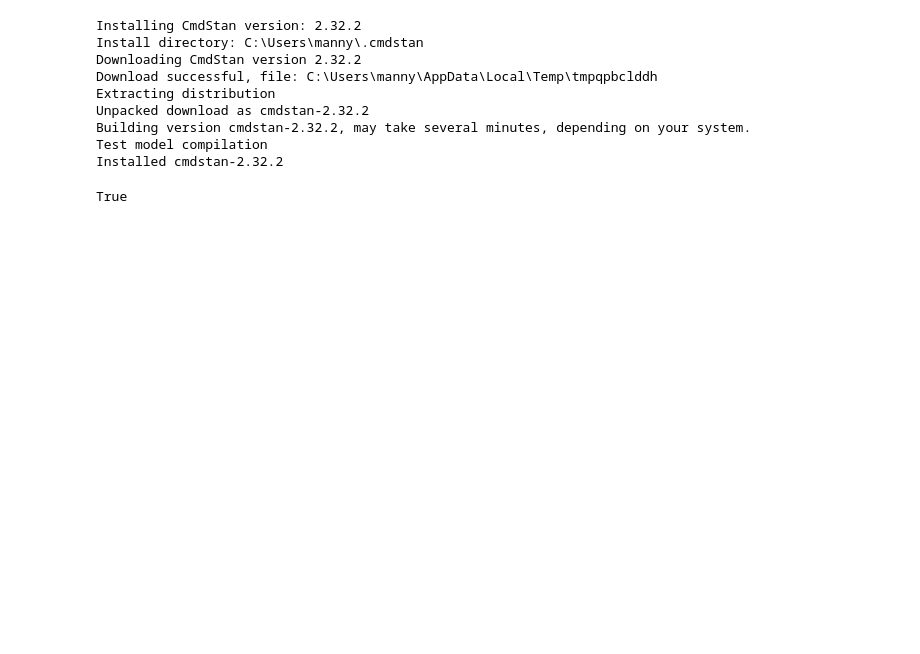
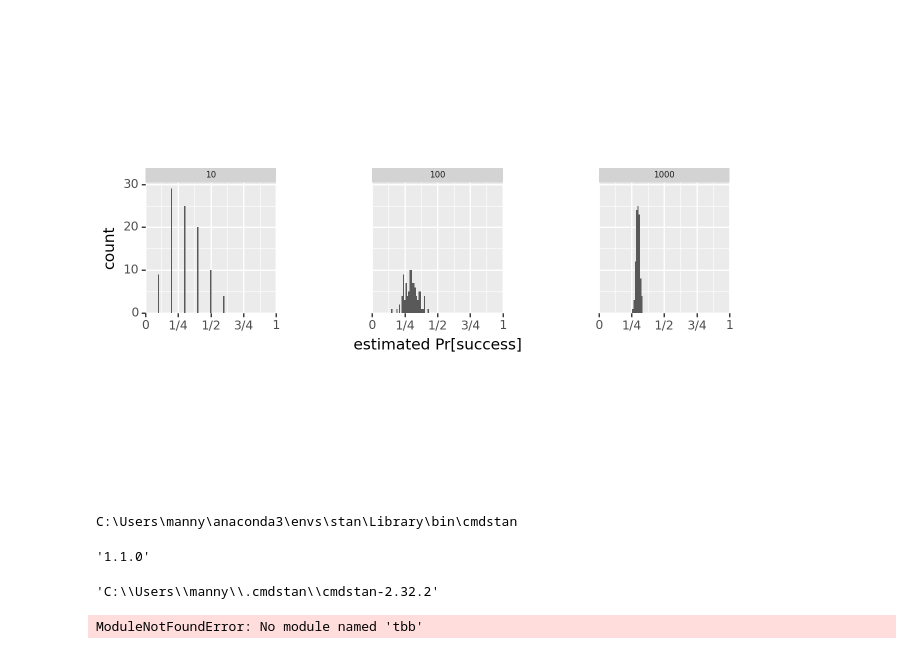
Before and after one commit to emmanuelmokel/PPL-practice, a Jupyter notebook: Stan/pystan_intro.ipynb, the cells around one changed output. Cells and saved outputs as stored; diff of their text form; code cells hidden in the pictures; blank space fills up the shorter version.

Commit message:
Fixed (hopefully) Stan directory issues and created visualizations

```diff
--- a/Stan/pystan_intro.ipynb
+++ b/Stan/pystan_intro.ipynb
@@ -51,0 +69,4 @@ RunSet: chains=1, chain_ids=[1], num_processes=1
+# %%
+# Number of clinical trial successes with 10 samples consisting of 100 patients and a 30% probability of success
+y = sample.stan_variable('y')
+print("N = ", N, "; theta = ", theta, "; y(0:10) = ", *y.astype(int))
@@ -51,0 +75,12 @@ RunSet: chains=1, chain_ids=[1], num_processes=1
+# %%
+# Running a looped version of the above scenario
+for N in [10, 100, 1_000, 10_000]:
+    data = {'N': N, 'theta': theta}
+    sample = model.sample(data = data, seed = 123, chains = 1,
+                          iter_sampling = 10, iter_warmup = 0,
+                          show_progress = False,
+              show_console = False)
+    y = sample.stan_variable('y')
+    print("N =", N)
+    print("  y: ", *y.astype(int))
+    print("  est. theta: ", *(y / N))
@@ -52,13 +100,50 @@ RunSet: chains=1, chain_ids=[1], num_processes=1
+# %%
+np.random.seed(123)
+ts = []
+ps = []
+theta = 0.3
+M = 100 if DRAFT else 100000
+for N in [10, 100, 1000]:
+    data = {'N': N, 'theta': theta}
+    sample = model.sample(data = data, seed = 123, chains = 1, iter_sampling = M, iter_warmup = 0,
+                          show_progress = False, show_console = False)
+    y = sample.stan_variable('y')
+    theta_hat = y/N
+    ps.extend(theta_hat)
+    ts.extend(itertools.repeat(N, M))
+xlabel = 'estimated Pr[success]'
+df = pd.DataFrame({xlabel: ps, 'trials': ts})
+
+# I used print here instead of draw? Interesting
+print(pn.ggplot(df, pn.aes(x = xlabel))
+       + pn.geom_histogram(binwidth = 0.01)
+       + pn.facet_grid('. ~ trials')
+       + pn.scales.scale_x_continuous(limits = [0,1], breaks = [0, 1/4, 1/2, 3/4, 1],
+                                     labels = ["0", "1/4", "1/2", "3/4", "1"], expand = [0, 0])
+       + pn.scales.scale_y_continuous(expand = [0, 0, 0.05, 0])
+       + pn.theme(aspect_ratio = 1, panel_spacing = 0.15,
+                 strip_text = pn.element_text(size = 6),
+                 strip_background = pn.element_rect(height = 0.08,
+                                                   fill = "lightgray")))
+# %% [output]
+[figure, added]
+# %%
+from cmdstanpy import cmdstan_path
+print(cmdstan_path())
+# %% [output]
+C:\Users\manny\anaconda3\envs\stan\Library\bin\cmdstan
 # %%
-import cmdstanpy; cmdstanpy.install_cmdstan(compiler=True)
+import cmdstanpy
+cmdstanpy.__version__
 # %% [output]
-Installing CmdStan version: 2.32.2
-Install directory: C:\Users\manny\.cmdstan
-Downloading CmdStan version 2.32.2
-Download successful, file: C:\Users\manny\AppData\Local\Temp\tmpqpbclddh
-Extracting distribution
-Unpacked download as cmdstan-2.32.2
-Building version cmdstan-2.32.2, may take several minutes, depending on your system.
-Test model compilation
-Installed cmdstan-2.32.2
+'1.1.0'
-True
+# %%
+from cmdstanpy import cmdstan_path, set_cmdstan_path
+cmdstan_path()
+# %% [output]
+'C:\\Users\\manny\\.cmdstan\\cmdstan-2.32.2'
+# %%
+import tbb
+tbb.__version__
+# %% [output]
+ModuleNotFoundError: No module named 'tbb'
```
Also changed, not shown: parts of 6 cells of this notebook, 3 other files.
